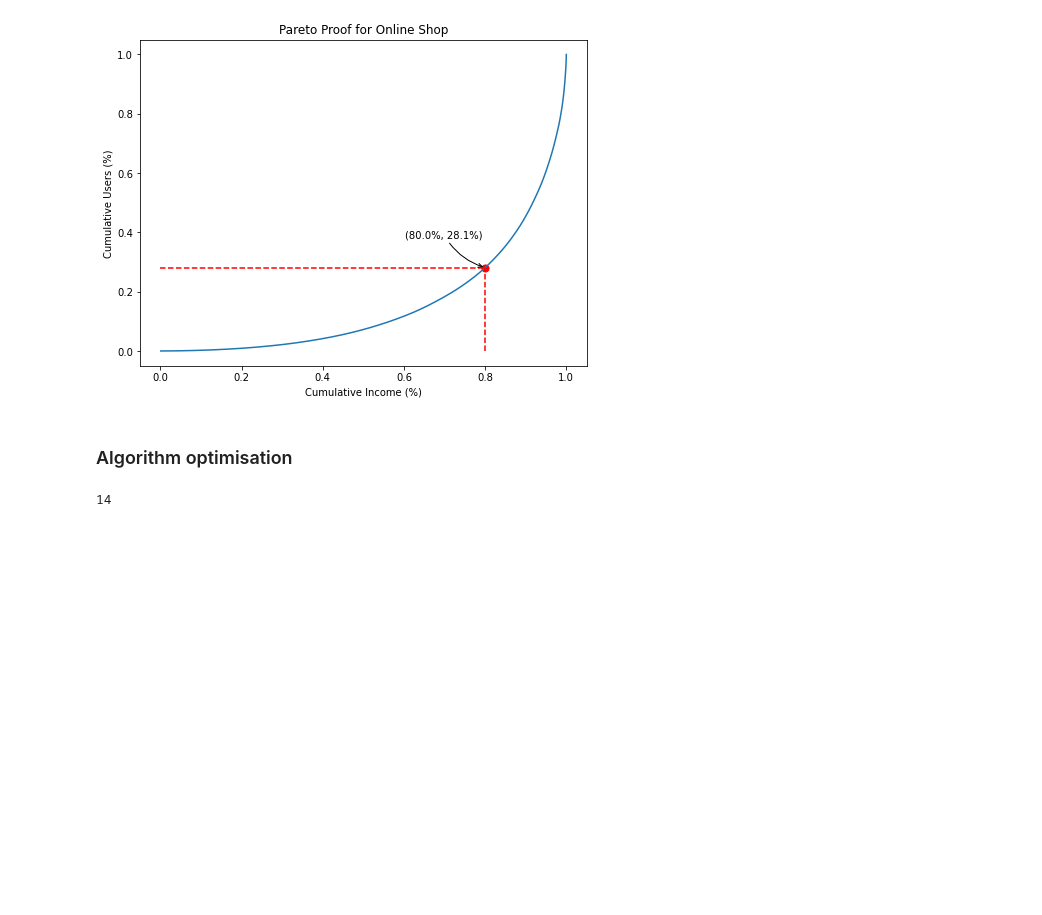
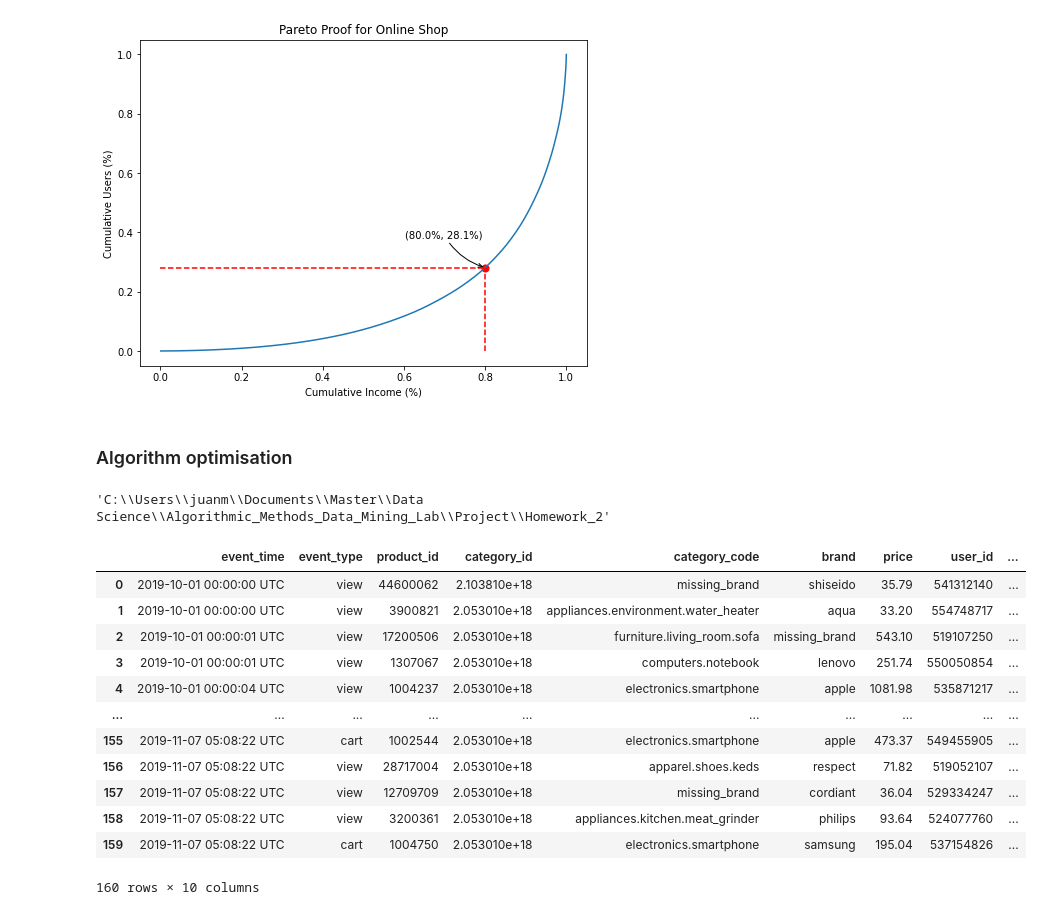
Before and after one commit to ADM-Homework-2/Homework_2, a Jupyter notebook: Main.ipynb, the cells around one changed output. Cells and saved outputs as stored; diff of their text form; code cells hidden in the pictures; blank space fills up the shorter version.

Commit message:
Include tests for question 3

```diff
--- a/Main.ipynb
+++ b/Main.ipynb
@@ -408,7 +421,26 @@ test_data_set = pd.concat((test_data_set_oct, test_data_set_nov), ignore_index=T
+# %%
+os.getcwd()
+# %% [output]
+'C:\\Users\\juanm\\Documents\\Master\\Data Science\\Algorithmic_Methods_Data_Mining_Lab\\Project\\Homework_2'
+# %%
+test = pd.read_csv('tests/data/Question_3_test.csv')
 # %%
-test_data_set['category_code'] = test_data_set.category_code.fillna('missing_category')
-test_data_set['category'] = test_data_set['category_code'].apply(lambda x: x.split('.')[0])
+test['brand'] = test.brand.fillna('missing_' + 'brand')
+test['category_code'] = test.category_code.fillna('missing_' + 'brand')
+test['parent_category'] = test['category_code'].apply(lambda x: x.split('.')[0])
-# %%
-test_data_set.category.nunique()
-# %% [output]
-14
+# %%
+test
+# %% [output]
+|  | event_time | event_type | product_id | category_id | category_code | brand | price | user_id | ... |
+| 0 | 2019-10-01 00:00:00 UTC | view | 44600062 | 2.103810e+18 | missing_brand | shiseido | 35.79 | 541312140 | ... |
+| 1 | 2019-10-01 00:00:00 UTC | view | 3900821 | 2.053010e+18 | appliances.environment.water_heater | aqua | 33.20 | 554748717 | ... |
+| 2 | 2019-10-01 00:00:01 UTC | view | 17200506 | 2.053010e+18 | furniture.living_room.sofa | missing_brand | 543.10 | 519107250 | ... |
+| 3 | 2019-10-01 00:00:01 UTC | view | 1307067 | 2.053010e+18 | computers.notebook | lenovo | 251.74 | 550050854 | ... |
+| 4 | 2019-10-01 00:00:04 UTC | view | 1004237 | 2.053010e+18 | electronics.smartphone | apple | 1081.98 | 535871217 | ... |
+| ... | ... | ... | ... | ... | ... | ... | ... | ... | ... |
+| 155 | 2019-11-07 05:08:22 UTC | cart | 1002544 | 2.053010e+18 | electronics.smartphone | apple | 473.37 | 549455905 | ... |
+| 156 | 2019-11-07 05:08:22 UTC | view | 28717004 | 2.053010e+18 | apparel.shoes.keds | respect | 71.82 | 519052107 | ... |
+| 157 | 2019-11-07 05:08:22 UTC | view | 12709709 | 2.053010e+18 | missing_brand | cordiant | 36.04 | 529334247 | ... |
+| 158 | 2019-11-07 05:08:22 UTC | view | 3200361 | 2.053010e+18 | appliances.kitchen.meat_grinder | philips | 93.64 | 524077760 | ... |
+| 159 | 2019-11-07 05:08:22 UTC | cart | 1004750 | 2.053010e+18 | electronics.smartphone | samsung | 195.04 | 537154826 | ... |
+160 rows × 10 columns
```
Also changed, not shown: parts of 10 cells of this notebook, 16 other files.
